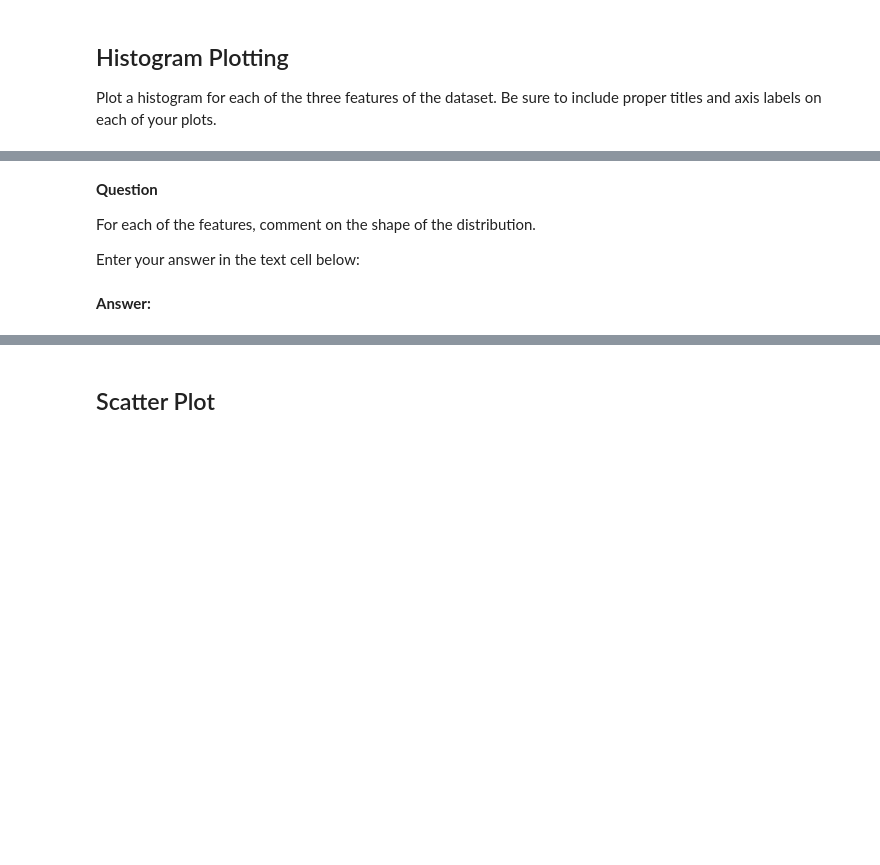
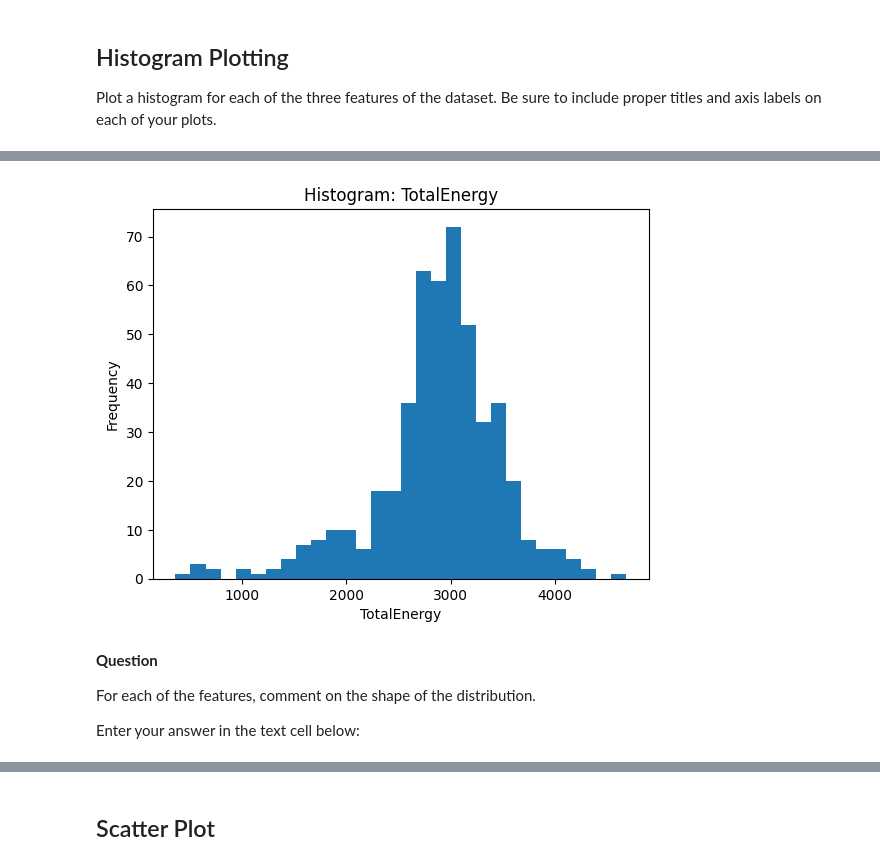
Before and after one commit to ncat-morrow/isen-project-1-370-project, a Jupyter notebook: ISEN_370_Project_1_Assignment.ipynb, the cells around one changed output, grey strips where cells are left out. Saved outputs shown, nothing was run; the diff lists cells and outputs as text; code cells hidden in the pictures; blank space fills up the shorter version.

```diff
--- a/ISEN_370_Project_1_Assignment.ipynb
+++ b/ISEN_370_Project_1_Assignment.ipynb
@@ -61,8 +104,15 @@ Plot a histogram for each of the three features of the dataset. Be sure to inclu
+# %%
+import matplotlib.pyplot as plt
+plt.hist(df["TotalEnergy"].dropna(), bins=30)
+plt.title("Histogram: TotalEnergy")
+plt.xlabel("TotalEnergy")
+plt.ylabel("Frequency")
+plt.show()
+# %% [output]
+[figure, added]
 # %% [markdown]
 **Question**
 
 For each of the features, comment on the shape of the distribution.
 
 Enter your answer in the text cell below:
-# %% [markdown]
-**Answer:**
```
Also changed, not shown: parts of 10 cells of this notebook.
